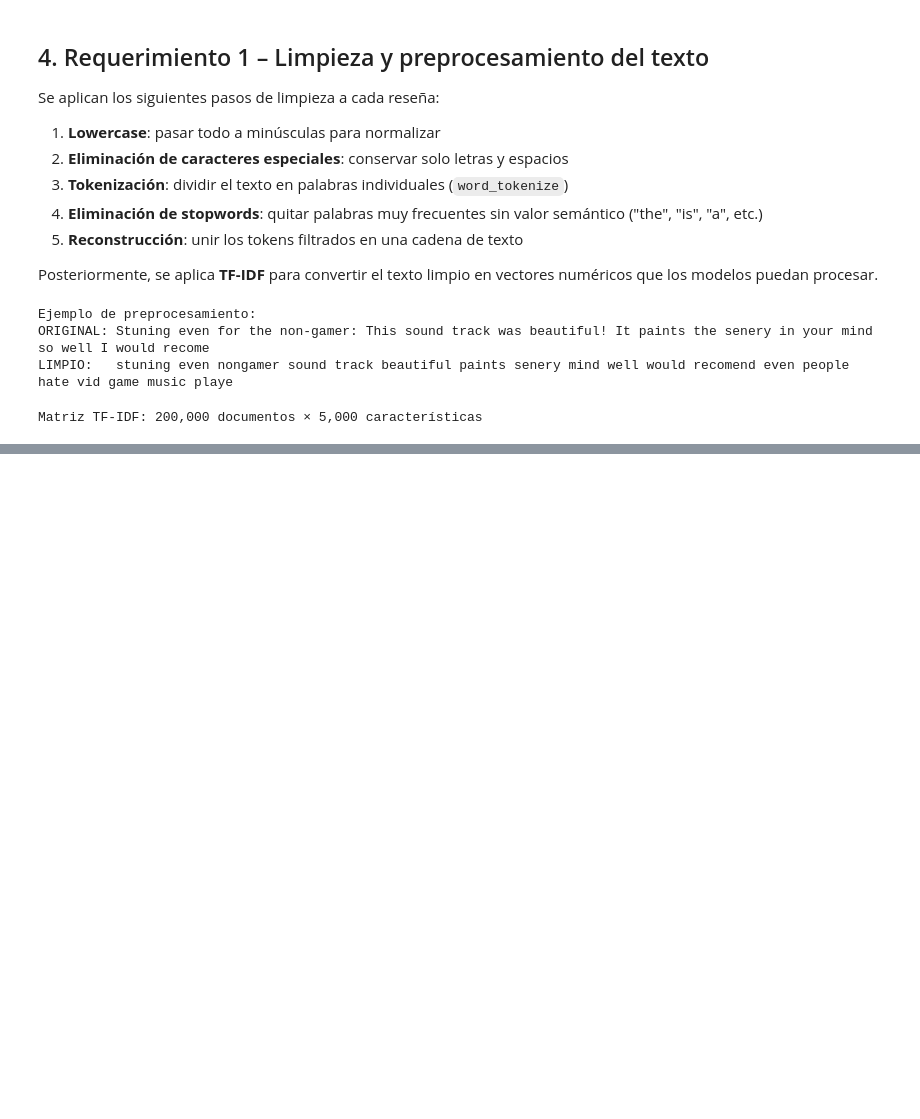
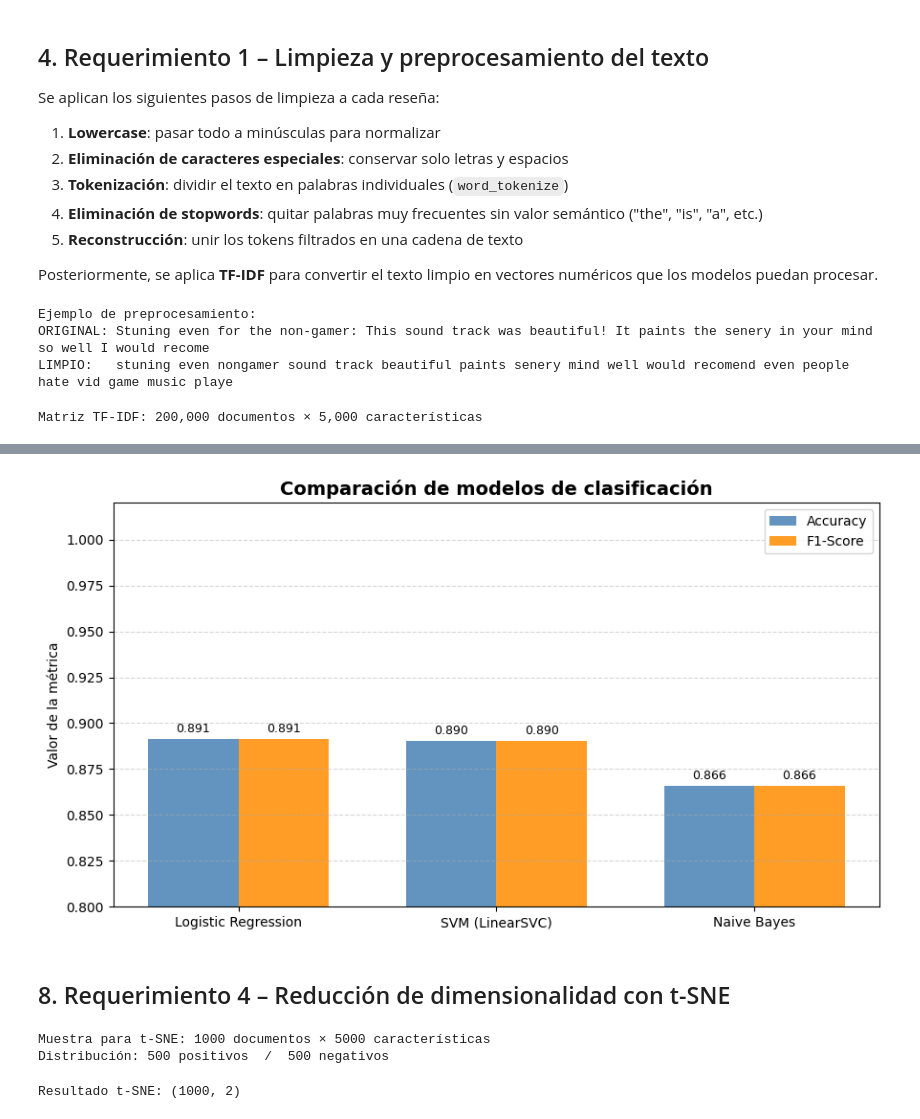
Before and after one commit to valexq/Machine_Learning04, a Jupyter notebook: ejercicio3/notebooks/Ejercicio3.ipynb, the cells around one changed output, grey strips where cells are left out. Cells and saved outputs as stored; diff of their text form; code cells hidden in the pictures; blank space fills up the shorter version.

```diff
--- a/ejercicio3/notebooks/Ejercicio3.ipynb
+++ b/ejercicio3/notebooks/Ejercicio3.ipynb
@@ -174,0 +340,71 @@ Matriz TF-IDF: 200,000 documentos × 5,000 características
+# %%
+fig, ax = plt.subplots(figsize=(9, 5))
+
+x = np.arange(len(resultados))
+ancho = 0.35
+
+barras_acc = ax.bar(x - ancho/2, resultados["Accuracy"], ancho,
+                    label="Accuracy", color='steelblue', alpha=0.85)
+barras_f1  = ax.bar(x + ancho/2, resultados["F1-Score"],  ancho,
+                    label="F1-Score", color='darkorange', alpha=0.85)
+
+# Etiquetas de valor sobre cada barra
+for barra in list(barras_acc) + list(barras_f1):
+    alto = barra.get_height()
+    ax.text(barra.get_x() + barra.get_width() / 2, alto + 0.002,
+            f"{alto:.3f}", ha='center', va='bottom', fontsize=9)
+
+ax.set_title("Comparación de modelos de clasificación", fontsize=14, fontweight='bold')
+ax.set_ylabel("Valor de la métrica")
+ax.set_xticks(x)
+ax.set_xticklabels(resultados["Modelo"])
+ax.set_ylim(0.8, 1.02)   # Ajustar eje Y para que las diferencias sean visibles
+ax.legend()
+ax.grid(axis='y', linestyle='--', alpha=0.5)
+
+plt.tight_layout()
+plt.show()
+# %% [output]
+[figure, added]
+# %% [markdown]
+## 8. Requerimiento 4 – Reducción de dimensionalidad con t-SNE
+# %%
+# Tomar una muestra aleatoria estratificada para la visualización
+# (estratificada = misma proporción de clases que el dataset completo)
+MUESTRA_TSNE = 1000
+
+np.random.seed(SEED)
+idx_pos = np.where(y == 1)[0]
+idx_neg = np.where(y == 0)[0]
+
+# Tomar 500 de cada clase
+idx_muestra = np.concatenate([
+    np.random.choice(idx_pos, MUESTRA_TSNE // 2, replace=False),
+    np.random.choice(idx_neg, MUESTRA_TSNE // 2, replace=False)
+])
+np.random.shuffle(idx_muestra)
+
+X_sample = X[idx_muestra].toarray()
+y_sample = y.iloc[idx_muestra].values
+
+print(f"Muestra para t-SNE: {X_sample.shape[0]} documentos × {X_sample.shape[1]} características")
+print(f"Distribución: {(y_sample==1).sum()} positivos  /  {(y_sample==0).sum()} negativos")
+# %% [output]
+Muestra para t-SNE: 1000 documentos × 5000 características
+Distribución: 500 positivos  /  500 negativos
+# %%
+# Aplicar t-SNE
+
+tsne = TSNE(
+    n_components=2,
+    perplexity=30,
+    max_iter=1000,
+    random_state=SEED,
+    learning_rate='auto',
+    init='pca'
+)
+
+X_tsne = tsne.fit_transform(X_sample)
+print(f"Resultado t-SNE: {X_tsne.shape}")
+# %% [output]
+Resultado t-SNE: (1000, 2)
```
Also changed, not shown: parts of 11 cells of this notebook, 1 other file.
